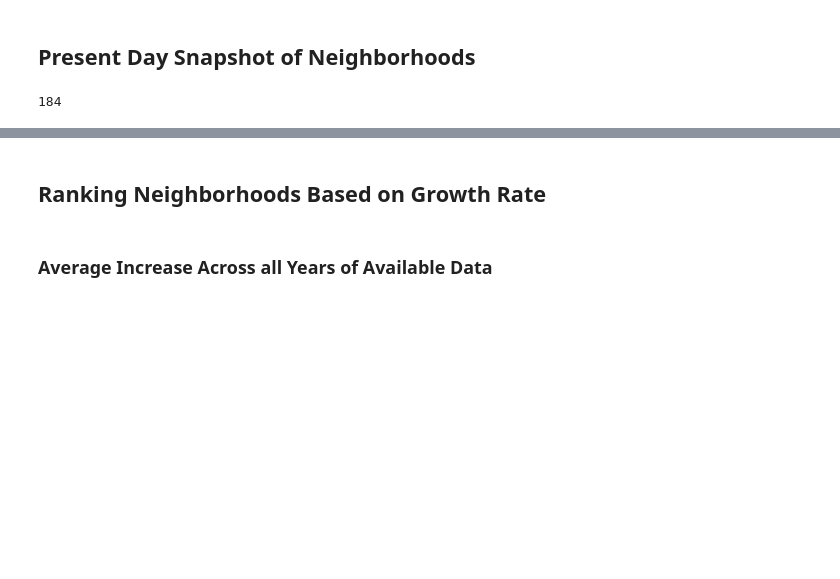
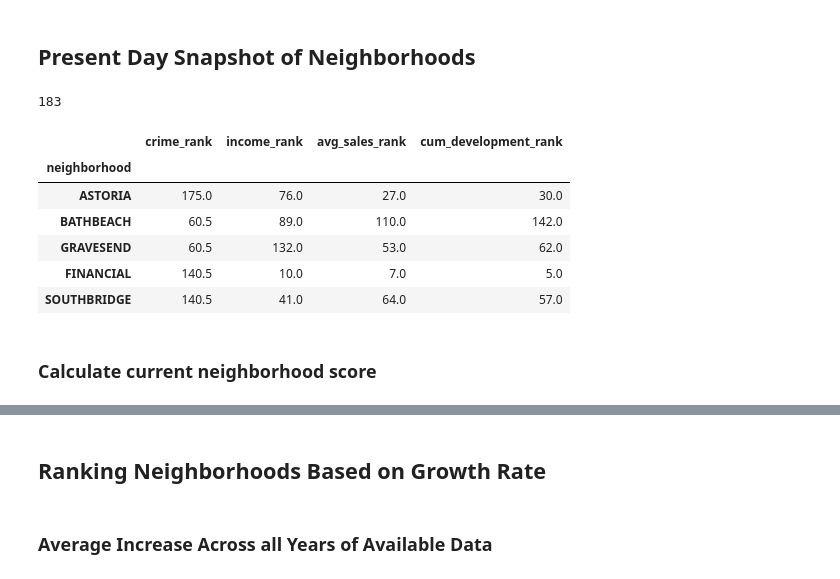
Before and after one commit to ekuo651/NYC-RE-Neighborhood-Trends, a Jupyter notebook: Joint_Analysis.ipynb, the cells around one changed output, grey strips where cells are left out. Cells and saved outputs as stored; diff of their text form; code cells hidden in the pictures; blank space fills up the shorter version.

```diff
--- a/Joint_Analysis.ipynb
+++ b/Joint_Analysis.ipynb
@@ -55,3 +57,0 @@ crime_df.head()
-# %%
-crime_df.sort_values(['current_rank'], inplace=True)
-crime_df.head()
@@ -141,11 +159,24 @@ dev_df.head()
 # %%
 # create dataframe to contain rankings by crime, income, sales, development
 
-current_ranking = pd.concat([income_df['current_rank'], sales_df['current_rank'], dev_df['current_rank']],
+current_ranking = pd.concat([crime_df['current_rank'],
+                             income_df['current_rank'],
+                             sales_df['current_rank'],
+                             dev_df['current_rank']],
                             axis='columns',
                             join = 'inner')
-current_rank_columns = ['income_rank', 'avg_sales_rank','cum_development_rank']
+current_rank_columns = ['crime_rank','income_rank', 'avg_sales_rank','cum_development_rank']
 current_ranking.columns = current_rank_columns
-len(current_ranking)
+print(len(current_ranking))
+current_ranking.head()
 # %% [output]
-184
+183
+|  | crime_rank | income_rank | avg_sales_rank | cum_development_rank |
+| neighborhood |  |  |  |  |
+| ASTORIA | 175.0 | 76.0 | 27.0 | 30.0 |
+| BATHBEACH | 60.5 | 89.0 | 110.0 | 142.0 |
+| GRAVESEND | 60.5 | 132.0 | 53.0 | 62.0 |
+| FINANCIAL | 140.5 | 10.0 | 7.0 | 5.0 |
+| SOUTHBRIDGE | 140.5 | 41.0 | 64.0 | 57.0 |
+# %% [markdown]
+### Calculate current neighborhood score
```
Also changed, not shown: parts of 14 cells of this notebook.
